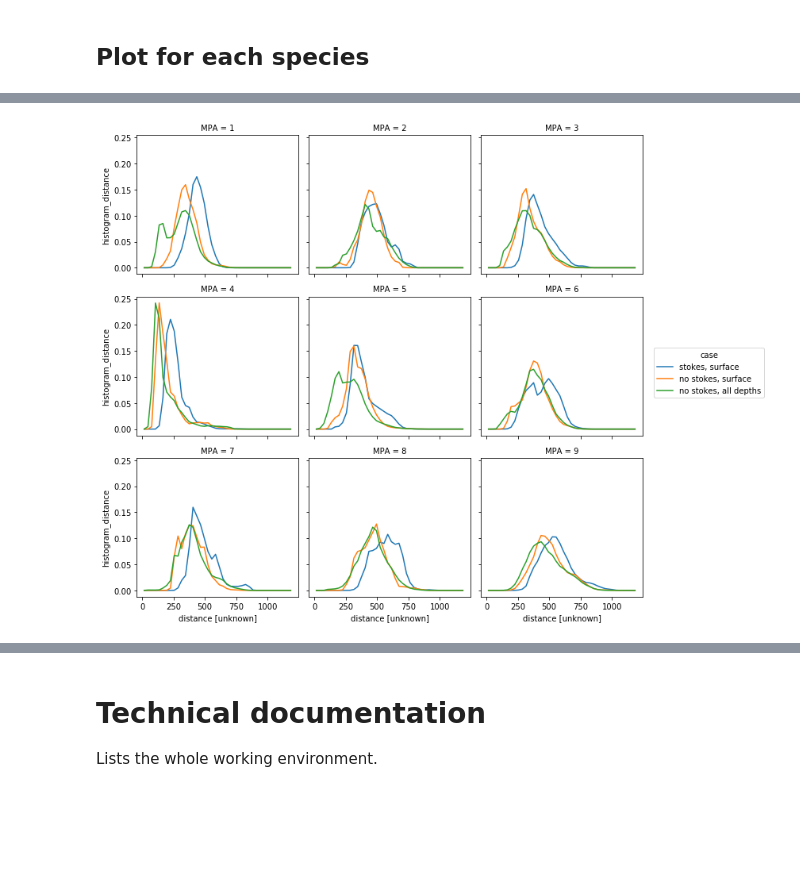
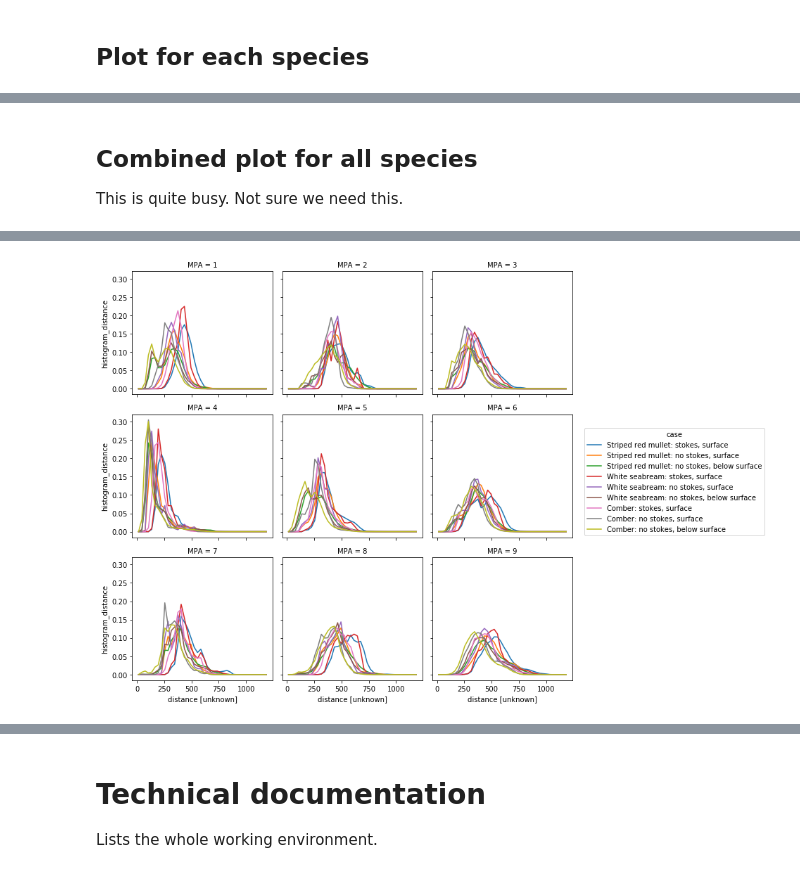
Before and after one commit to willirath/medseaconnectivity, a Jupyter notebook: notebooks/03_Distance_travelled_with_settling_period.ipynb, the cells around one changed output, grey strips where cells are left out. Cells and saved outputs as stored; diff of their text form; code cells hidden in the pictures; blank space fills up the shorter version.

Commit message:
Run for all species

```diff
--- a/notebooks/03_Distance_travelled_with_settling_period.ipynb
+++ b/notebooks/03_Distance_travelled_with_settling_period.ipynb
@@ -349,0 +429,4 @@ def restrict_hist(hist, k=None, current_species=None):
+# %% [markdown]
+## Combined plot for all species
+
+This is quite busy.  Not sure we need this.
@@ -350,15 +436,28 @@ def restrict_hist(hist, k=None, current_species=None):
 # %%
 temp_hist = xr.concat(
+    reduce(
+        add,
+        [
+            [
+                restrict_hist(hist_stokes_no_land_contact, k=0, current_species=spec),
+                restrict_hist(hist_nostokes_no_land_contact, k=0, current_species=spec),
+                restrict_hist(hist_nostokes_no_land_contact, k=range(1, 5), current_species=spec)
+            ] for spec in species.keys()
+        ]
+    ), dim="case"
+)
+
+temp_hist.coords["case"] = reduce(
+    add,
     [
-        restrict_hist(hist_stokes_no_land_contact, k=0, current_species="Striped red mullet"),
-        restrict_hist(hist_nostokes_no_land_contact, k=0, current_species="Striped red mullet"),
-        restrict_hist(hist_nostokes_no_land_contact, k=range(1, 5), current_species="Striped red mullet")
+        [
+            f"{spec}: stokes, surface",
+            f"{spec}: no stokes, surface",
+            f"{spec}: no stokes, below surface"
+        ] for spec in species.keys()
+    ]
+)
 
-    ], dim="case"
-)
-temp_hist.coords["case"] = ["stokes, surface",
-                            "no stokes, surface",
-                            "no stokes, below surface"]
 
 temp_hist.compute(retries=40).plot(
     x="distance_bin",
@@ -369 +484 @@ temp_hist.compute(retries=40).plot(
-[figure, old version]
+[figure, new version]
```
Also changed, not shown: parts of 12 cells of this notebook.
